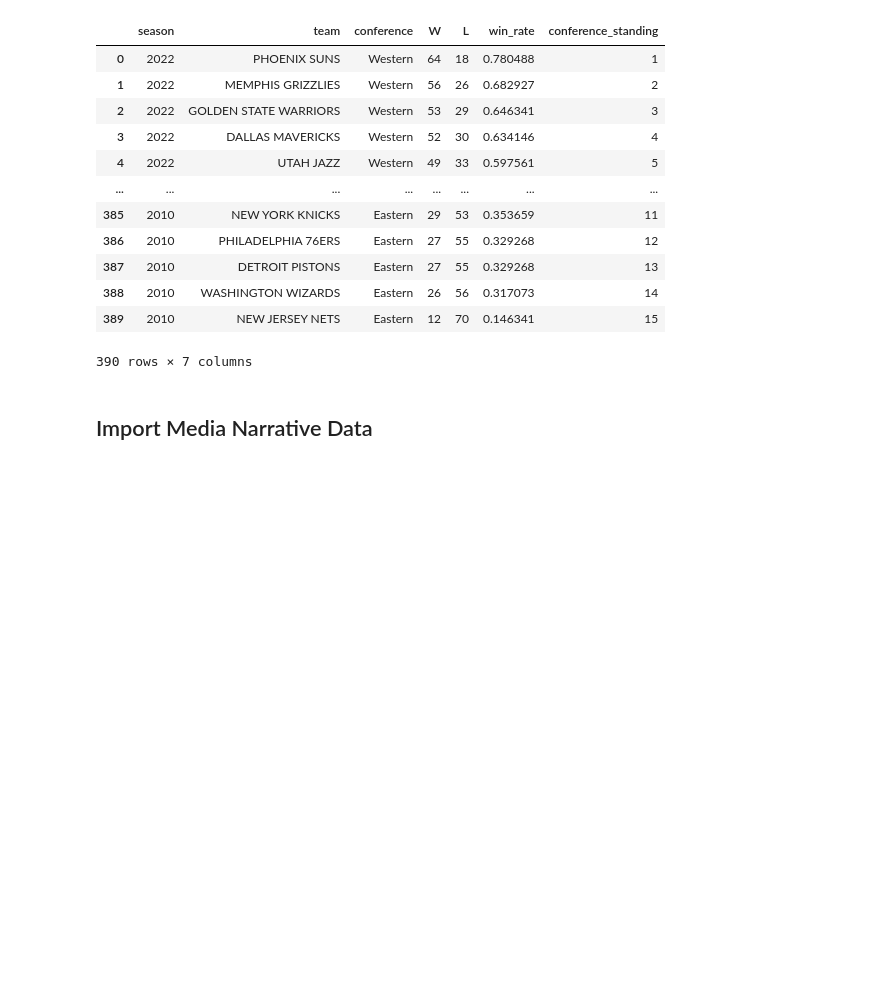
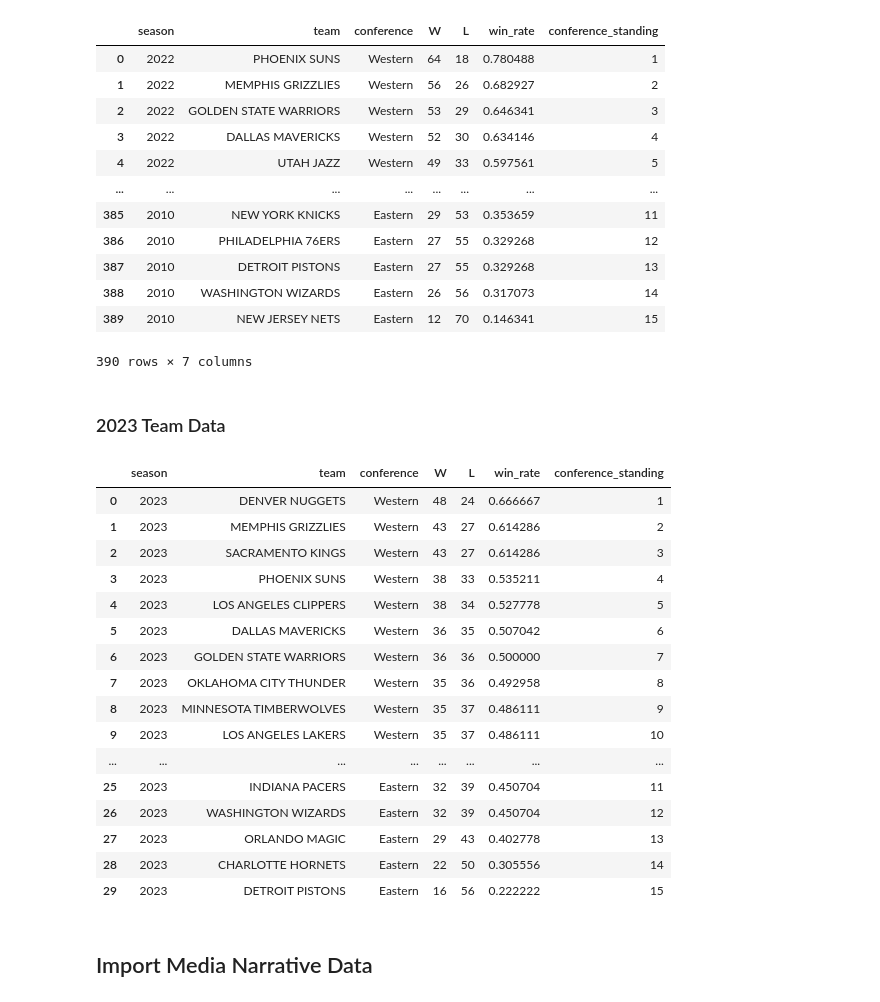
Before and after one commit to tz1211/DS105L-Project-404-Not-Found, a Jupyter notebook: Code/final_data_cleaning.ipynb, the cells around one changed output. Drawn from its saved outputs; the diff is of its cells as text; code cells hidden in the pictures; blank space fills up the shorter version.

```diff
--- a/Code/final_data_cleaning.ipynb
+++ b/Code/final_data_cleaning.ipynb
@@ -60,6 +84,30 @@ df_teams
 | 388 | 2010 | WASHINGTON WIZARDS | Eastern | 26 | 56 | 0.317073 | 14 |
 | 389 | 2010 | NEW JERSEY NETS | Eastern | 12 | 70 | 0.146341 | 15 |
 390 rows × 7 columns
+# %% [markdown]
+### 2023 Team Data
+# %%
+df_teams_2023 = pd.read_csv("../Data/team_data_2023.csv")
+df_teams_2023.drop("Unnamed: 0", axis=1, inplace=True)
+df_teams_2023
+# %% [output]
+|  | season | team | conference | W | L | win_rate | conference_standing |
+| 0 | 2023 | DENVER NUGGETS | Western | 48 | 24 | 0.666667 | 1 |
+| 1 | 2023 | MEMPHIS GRIZZLIES | Western | 43 | 27 | 0.614286 | 2 |
+| 2 | 2023 | SACRAMENTO KINGS | Western | 43 | 27 | 0.614286 | 3 |
+| 3 | 2023 | PHOENIX SUNS | Western | 38 | 33 | 0.535211 | 4 |
+| 4 | 2023 | LOS ANGELES CLIPPERS | Western | 38 | 34 | 0.527778 | 5 |
+| 5 | 2023 | DALLAS MAVERICKS | Western | 36 | 35 | 0.507042 | 6 |
+| 6 | 2023 | GOLDEN STATE WARRIORS | Western | 36 | 36 | 0.500000 | 7 |
+| 7 | 2023 | OKLAHOMA CITY THUNDER | Western | 35 | 36 | 0.492958 | 8 |
+| 8 | 2023 | MINNESOTA TIMBERWOLVES | Western | 35 | 37 | 0.486111 | 9 |
+| 9 | 2023 | LOS ANGELES LAKERS | Western | 35 | 37 | 0.486111 | 10 |
+| ... | ... | ... | ... | ... | ... | ... | ... |
+| 25 | 2023 | INDIANA PACERS | Eastern | 32 | 39 | 0.450704 | 11 |
+| 26 | 2023 | WASHINGTON WIZARDS | Eastern | 32 | 39 | 0.450704 | 12 |
+| 27 | 2023 | ORLANDO MAGIC | Eastern | 29 | 43 | 0.402778 | 13 |
+| 28 | 2023 | CHARLOTTE HORNETS | Eastern | 22 | 50 | 0.305556 | 14 |
+| 29 | 2023 | DETROIT PISTONS | Eastern | 16 | 56 | 0.222222 | 15 |
 # %% [markdown]
 ## Import Media Narrative Data
 # %% [markdown]
```
Also changed, not shown: parts of 9 cells of this notebook.
